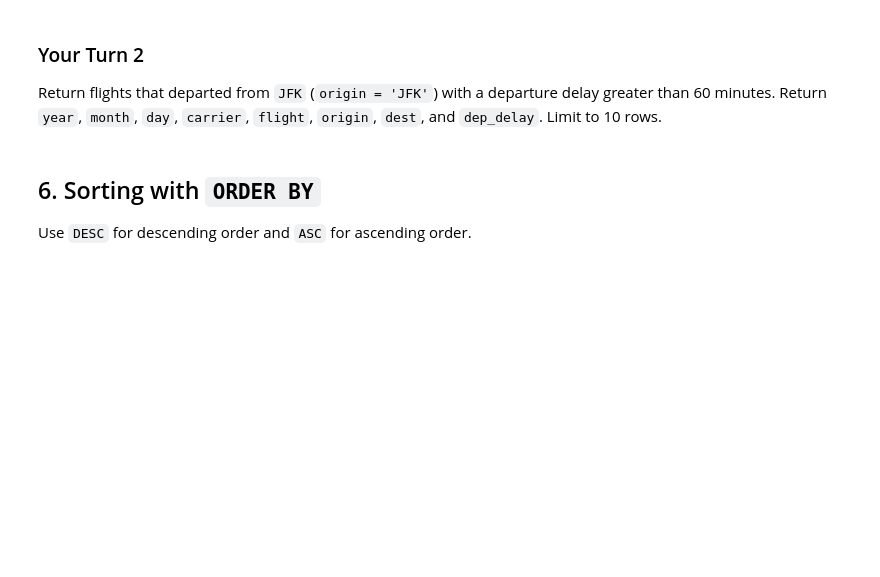
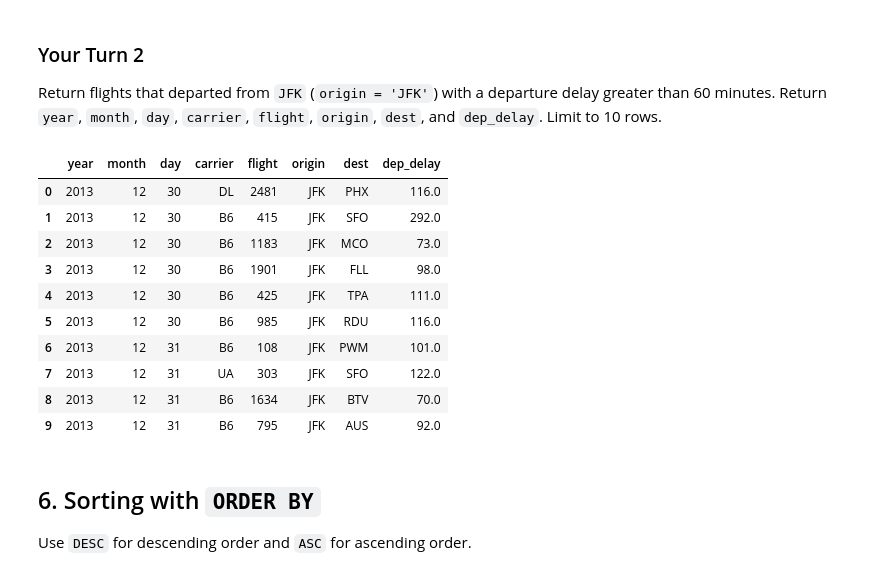
Before and after one commit to ehls1703-wq/ban6003-week-09-10-sql-abt-enrique-lopez, a Jupyter notebook: notebooks/module9_neon_sql_fundamentals_guided_lab.ipynb, the cells around one changed output. Cells and saved outputs as stored; diff of their text form; code cells hidden in the pictures; blank space fills up the shorter version.

```diff
--- a/notebooks/module9_neon_sql_fundamentals_guided_lab.ipynb
+++ b/notebooks/module9_neon_sql_fundamentals_guided_lab.ipynb
@@ -186,12 +267,29 @@ run_query(query, engine)
 
 Return flights that departed from `JFK` (`origin = 'JFK'`) with a departure delay greater than 60 minutes. Return `year`, `month`, `day`, `carrier`, `flight`, `origin`, `dest`, and `dep_delay`. Limit to 10 rows.
 # %%
+
 # Your Turn 2
 query = """
-
+SELECT year, month, day, carrier, flight, origin, dest, dep_delay
+FROM flights
+WHERE origin = 'JFK'
+AND dep_delay > 60
+LIMIT 10;
 """
 
 run_query(query, engine)
+# %% [output]
+|  | year | month | day | carrier | flight | origin | dest | dep_delay |
+| 0 | 2013 | 12 | 30 | DL | 2481 | JFK | PHX | 116.0 |
+| 1 | 2013 | 12 | 30 | B6 | 415 | JFK | SFO | 292.0 |
+| 2 | 2013 | 12 | 30 | B6 | 1183 | JFK | MCO | 73.0 |
+| 3 | 2013 | 12 | 30 | B6 | 1901 | JFK | FLL | 98.0 |
+| 4 | 2013 | 12 | 30 | B6 | 425 | JFK | TPA | 111.0 |
+| 5 | 2013 | 12 | 30 | B6 | 985 | JFK | RDU | 116.0 |
+| 6 | 2013 | 12 | 31 | B6 | 108 | JFK | PWM | 101.0 |
+| 7 | 2013 | 12 | 31 | UA | 303 | JFK | SFO | 122.0 |
+| 8 | 2013 | 12 | 31 | B6 | 1634 | JFK | BTV | 70.0 |
+| 9 | 2013 | 12 | 31 | B6 | 795 | JFK | AUS | 92.0 |
 # %% [markdown]
 ## 6. Sorting with `ORDER BY`
 
```
Also changed, not shown: parts of 40 cells of this notebook, 2 other files.
